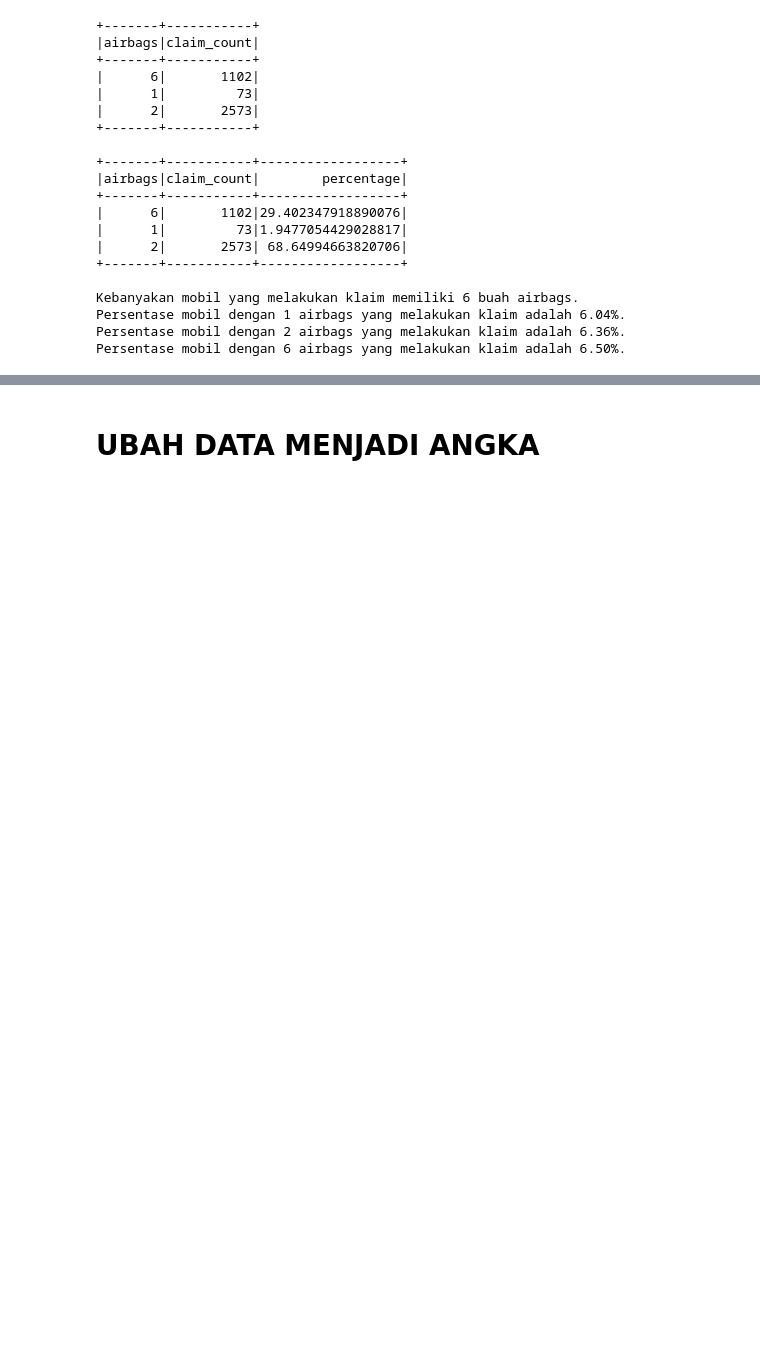
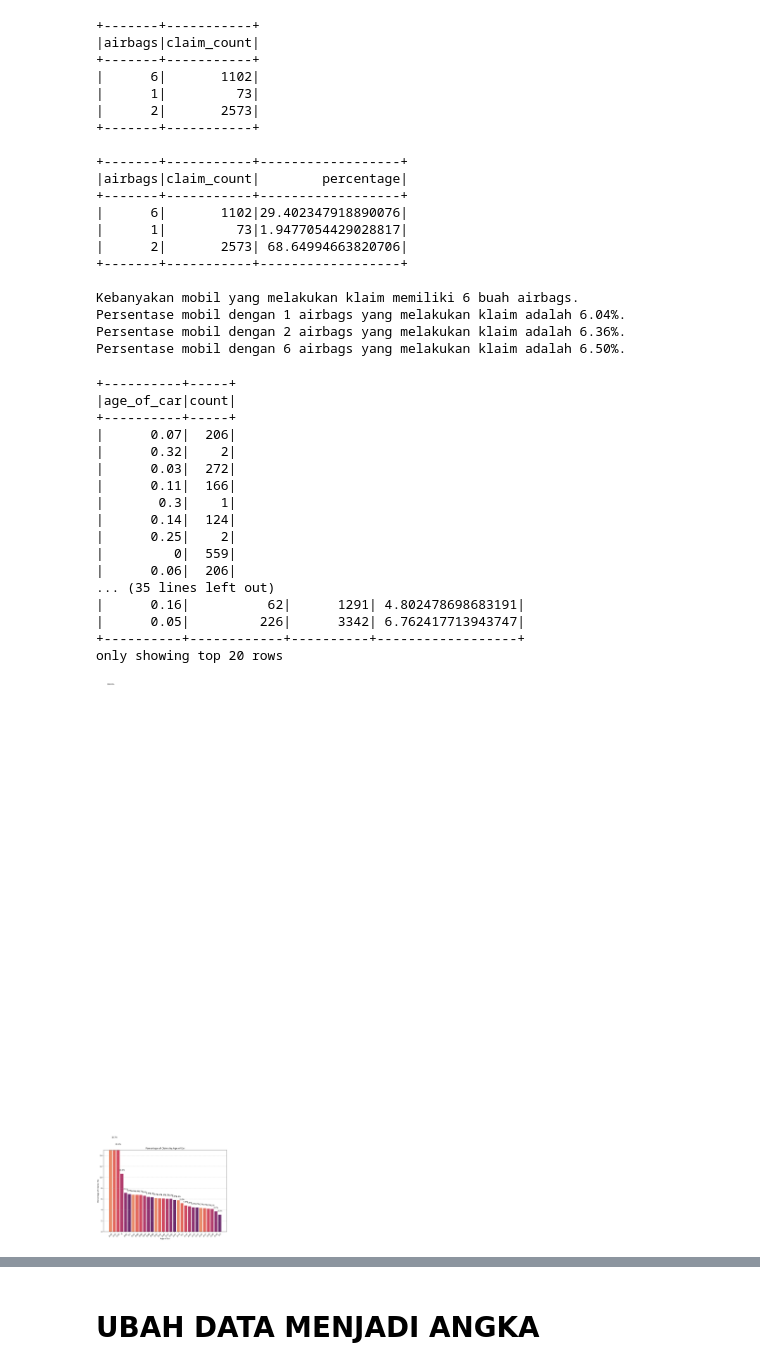
Before and after one commit to evlynEl/BigData, a Jupyter notebook: Projek.ipynb, the cells around one changed output, grey strips where cells are left out. Cells and saved outputs as stored; diff of their text form; code cells hidden in the pictures; blank space fills up the shorter version.

```diff
--- a/Projek.ipynb
+++ b/Projek.ipynb
@@ -1600,3 +1754,57 @@ Kebanyakan mobil yang melakukan klaim memiliki 6 buah airbags.
 Persentase mobil dengan 1 airbags yang melakukan klaim adalah 6.04%.
 Persentase mobil dengan 2 airbags yang melakukan klaim adalah 6.36%.
 Persentase mobil dengan 6 airbags yang melakukan klaim adalah 6.50%.
+# %%
+df_filtered = df.filter(col('is_claim') == 1)
+
+df_selected = df_filtered.select('age_of_car', 'is_claim')
+
+df_grouped = df_selected.groupBy('age_of_car').count()
+
+df_grouped.show()
+
+total_claims_df = df_grouped.withColumnRenamed('count', 'total_claims')
+total_rows_df = df.groupBy('age_of_car').count().withColumnRenamed('count', 'total_rows')
+
+df_combined = total_claims_df.join(total_rows_df, 'age_of_car')
+
+df_percentage = df_combined.withColumn('percentage_claim', col('total_claims') / col('total_rows') * 100)
+
+df_percentage.show()
+
+df_sorted = df_percentage.orderBy('percentage_claim', ascending=False).toPandas()
+
+plt.figure(figsize=(12, 8))
+bars = plt.bar(df_sorted['age_of_car'], df_sorted['percentage_claim'], color=colors)
+plt.xlabel('Age of Car')
+plt.ylabel('Percentage of Claims (%)')
+plt.title('Percentage of Claims by Age of Car')
+plt.xticks(rotation=45)
+plt.ylim(0, 15)
+plt.grid(axis='y', linestyle='--', alpha=0.7)
+
+for bar in bars:
+    yval = bar.get_height()
+    plt.text(bar.get_x() + bar.get_width()/2, yval + 0.5, f'{yval:.1f}%', ha='center', va='bottom', fontsize=10)
+
+plt.tight_layout()
+plt.show()
+# %% [output]
++----------+-----+
+|age_of_car|count|
++----------+-----+
+|      0.07|  206|
+|      0.32|    2|
+|      0.03|  272|
+|      0.11|  166|
+|       0.3|    1|
+|      0.14|  124|
+|      0.25|    2|
+|         0|  559|
+|      0.06|  206|
+... (35 lines left out)
+|      0.16|          62|      1291| 4.802478698683191|
+|      0.05|         226|      3342| 6.762417713943747|
++----------+------------+----------+------------------+
+only showing top 20 rows
+[figure, added]
```
Also changed, not shown: parts of 8 cells of this notebook.
